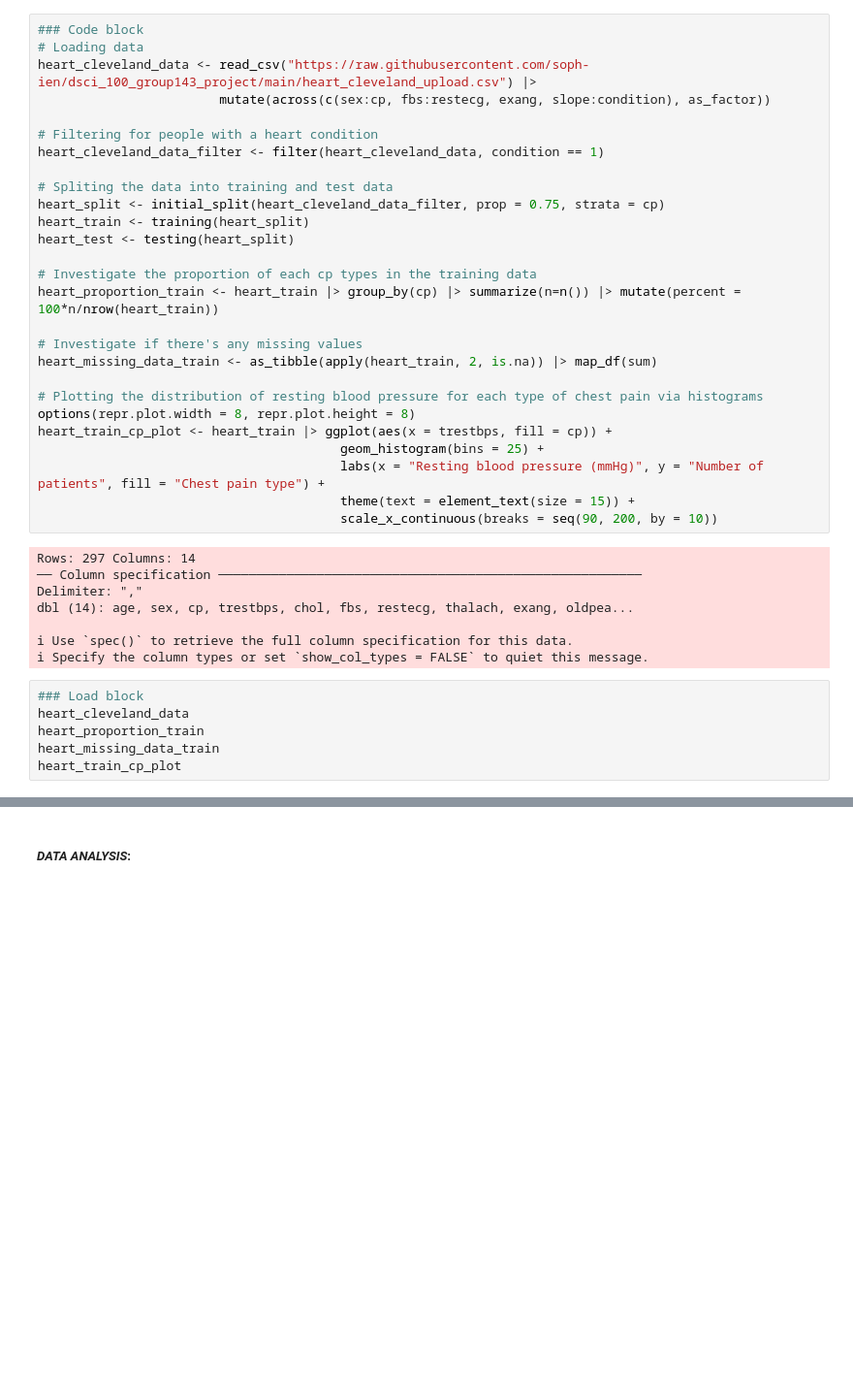
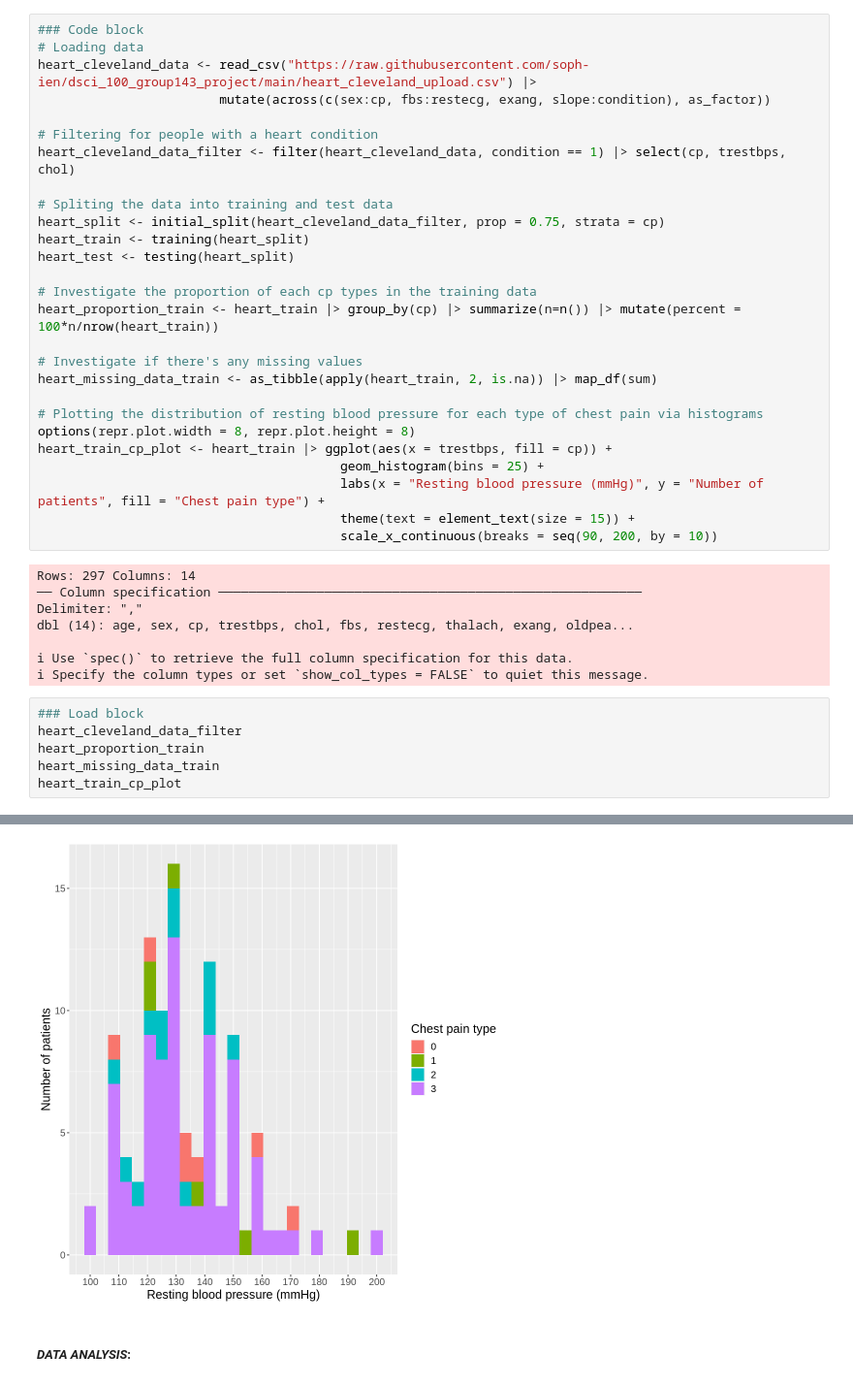
Before and after one commit to beandumplings/dsci_100_group143_project, a Jupyter notebook: Group143_Project.ipynb, the cells around one changed output, grey strips where cells are left out. Shown: that part at 97% size. Saved outputs shown, nothing was run; the diff lists cells and outputs as text; blank space fills up the shorter version.

```diff
--- a/Group143_Project.ipynb
+++ b/Group143_Project.ipynb
@@ -50,7 +59,7 @@ heart_cleveland_data <- read_csv("https://raw.githubusercontent.com/soph-ien/dsc
                         mutate(across(c(sex:cp, fbs:restecg, exang, slope:condition), as_factor))
 
 # Filtering for people with a heart condition
-heart_cleveland_data_filter <- filter(heart_cleveland_data, condition == 1)
+heart_cleveland_data_filter <- filter(heart_cleveland_data, condition == 1) |> select(cp, trestbps, chol)
 
 # Spliting the data into training and test data
 heart_split <- initial_split(heart_cleveland_data_filter, prop = 0.75, strata = cp)
@@ -80,7 +89,8 @@ dbl (14): age, sex, cp, trestbps, chol, fbs, restecg, thalach, exang, oldpea...
 ℹ Specify the column types or set `show_col_types = FALSE` to quiet this message.
 # %%
 ### Load block
-heart_cleveland_data
+heart_cleveland_data_filter
 heart_proportion_train
 heart_missing_data_train
 heart_train_cp_plot
+# %% [output]
@@ -87,3 +118,4 @@ heart_train_cp_plot
+[figure, added]
 # %% [markdown]
 ##### ***DATA ANALYSIS***:
 # %% [markdown]
```
Also changed, not shown: parts of 2 cells of this notebook.
